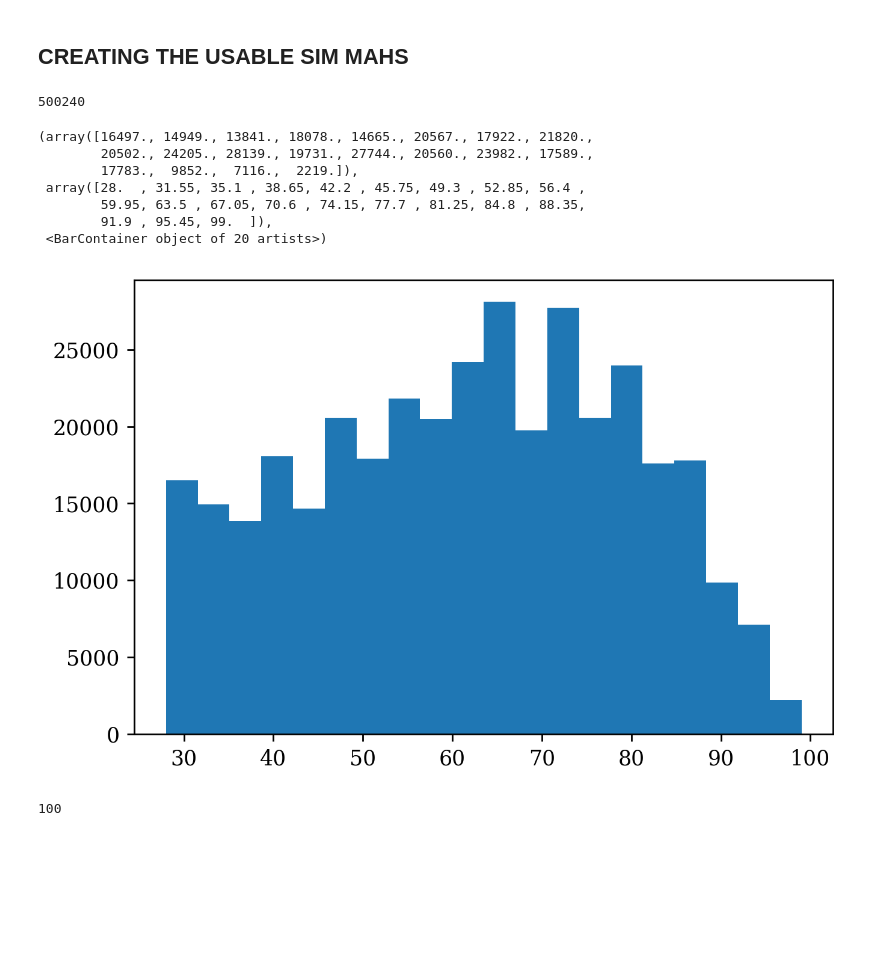
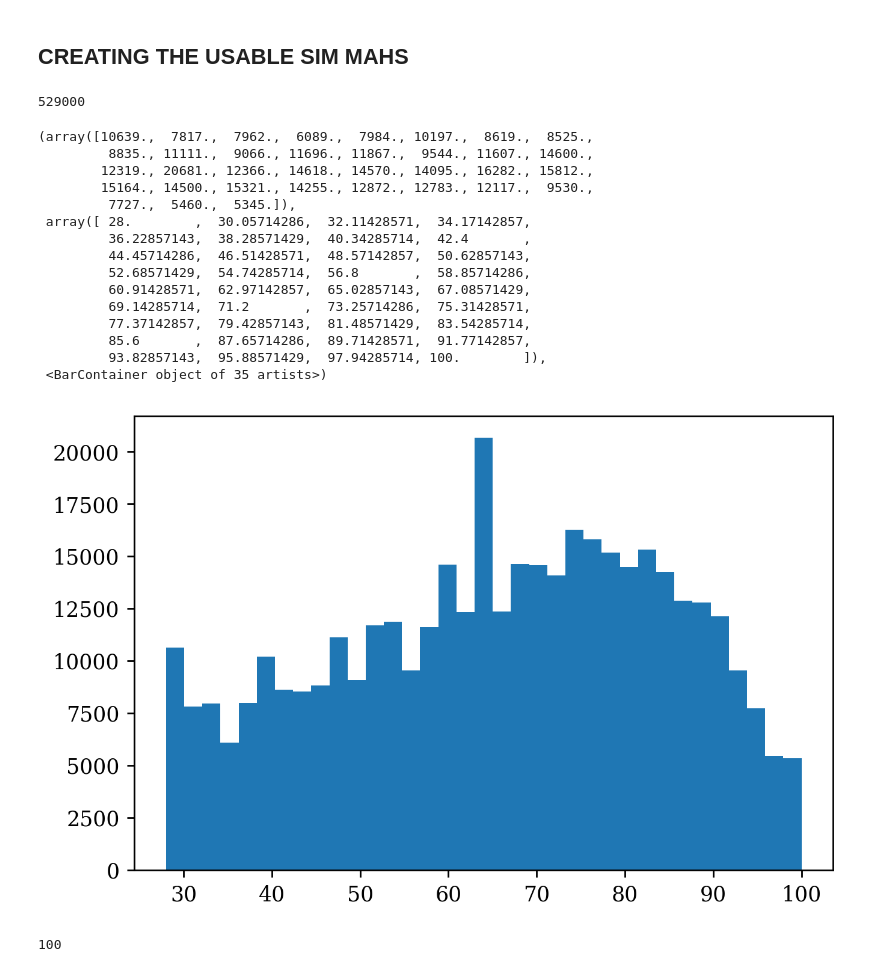
Before and after one commit to amourayuba/Structure-MAH-Cosmo-project, a Jupyter notebook: MAH_analysis.ipynb, the cells around one changed output. Saved outputs shown, nothing was run; the diff lists cells and outputs as text; code cells hidden in the pictures; blank space fills up the shorter version.

```diff
--- a/MAH_analysis.ipynb
+++ b/MAH_analysis.ipynb
@@ -23,9 +24,9 @@ def mcbride_mah(z, gamma, beta):
     return (1+z)**beta*np.exp(-gamma*z)
 # %%
 fbase = '/home/painchess/sims/'
-sim = 'm4s7'
+sim = 'm4s8'
 om = 0.4
-s8 = 0.7
+s8 = 0.8
 reds = np.loadtxt(fbase+'mxsy_reds.txt')[::-1]
 # %% [markdown]
 ## CREATING THE USABLE SIM MAHS
@@ -35,7 +36,7 @@ filenames.sort()
 # %%
 len(filenames)
 # %% [output]
-500240
+529000
 # %%
 cosmo = LambdaCDM(H0=100*h, Om0=om, Ode0=1-om, Ob0=4e-2)
 infall = 1.44/hubble_ratio(reds, omega_m0=om, omega_l0=1-om) #infall time in gyr
@@ -70,17 +71,25 @@ ids = np.array(ids, dtype=object)
 # %%
 mah_length = []
 for rs in res:
     mah_length.append(len(rs))
-plt.hist(mah_length, bins = 20)
+plt.hist(mah_length, bins = 35)
 # %% [output]
-(array([16497., 14949., 13841., 18078., 14665., 20567., 17922., 21820.,
-        20502., 24205., 28139., 19731., 27744., 20560., 23982., 17589.,
-        17783.,  9852.,  7116.,  2219.]),
- array([28.  , 31.55, 35.1 , 38.65, 42.2 , 45.75, 49.3 , 52.85, 56.4 ,
-        59.95, 63.5 , 67.05, 70.6 , 74.15, 77.7 , 81.25, 84.8 , 88.35,
-        91.9 , 95.45, 99.  ]),
- <BarContainer object of 20 artists>)
+(array([10639.,  7817.,  7962.,  6089.,  7984., 10197.,  8619.,  8525.,
+         8835., 11111.,  9066., 11696., 11867.,  9544., 11607., 14600.,
+        12319., 20681., 12366., 14618., 14570., 14095., 16282., 15812.,
+        15164., 14500., 15321., 14255., 12872., 12783., 12117.,  9530.,
+         7727.,  5460.,  5345.]),
+ array([ 28.        ,  30.05714286,  32.11428571,  34.17142857,
+         36.22857143,  38.28571429,  40.34285714,  42.4       ,
+         44.45714286,  46.51428571,  48.57142857,  50.62857143,
+         52.68571429,  54.74285714,  56.8       ,  58.85714286,
+         60.91428571,  62.97142857,  65.02857143,  67.08571429,
+         69.14285714,  71.2       ,  73.25714286,  75.31428571,
+         77.37142857,  79.42857143,  81.48571429,  83.54285714,
+         85.6       ,  87.65714286,  89.71428571,  91.77142857,
+         93.82857143,  95.88571429,  97.94285714, 100.        ]),
+ <BarContainer object of 35 artists>)
-[figure, old version]
+[figure, new version]
 # %%
 np.max(mah_length)
 # %% [output]
```
Also changed, not shown: parts of 5 cells of this notebook, 2 other files.
